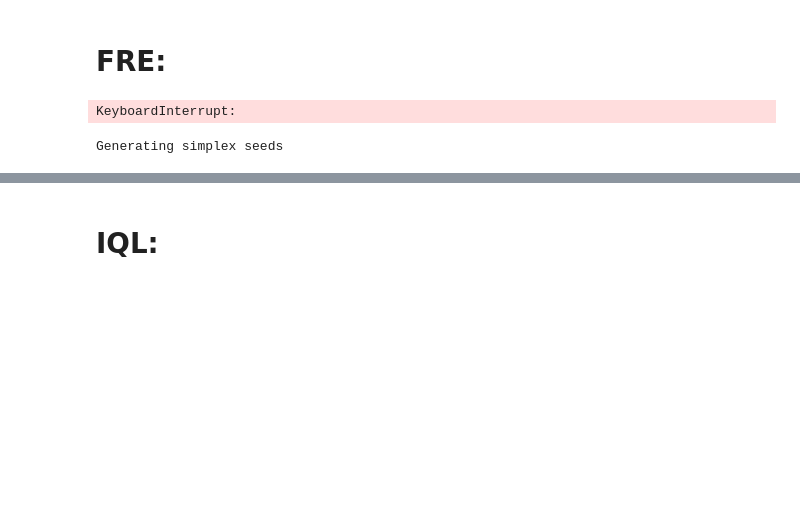
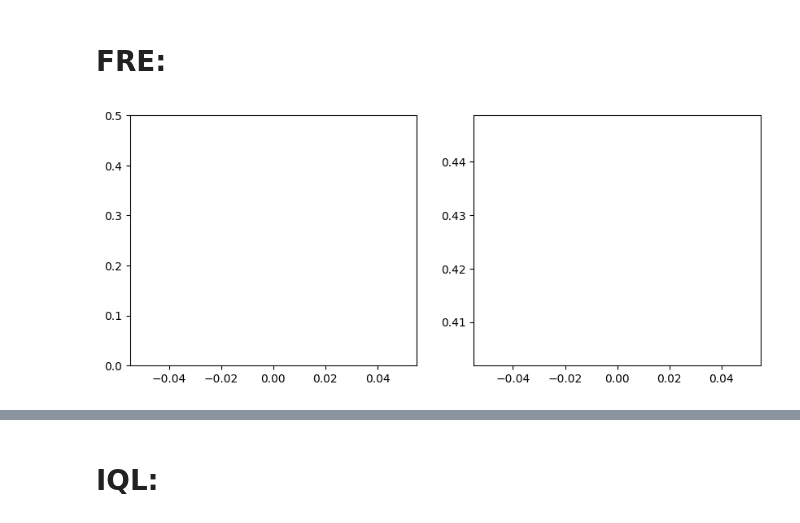
Before and after one commit to TheSun00000/fre_experiments, a Jupyter notebook: offline_fre.ipynb, the cells around one changed output, grey strips where cells are left out. Saved outputs shown, nothing was run; the diff lists cells and outputs as text; code cells hidden in the pictures; blank space fills up the shorter version.

Commit message:
add ogbench fre experiment

```diff
--- a/offline_fre.ipynb
+++ b/offline_fre.ipynb
@@ -22,0 +16,3 @@ KEEP_ONLY_COORDS = True
+# %%
+ENV_NAME = 'antmaze-large-navigate-v0' # antmaze-large-navigate-v0 | antmaze-exorl
+# ENV_NAME = 'antmaze-exorl' # antmaze-large-navigate-v0 | antmaze-exorl
@@ -484,64 +511,78 @@ for i in tqdm(range(10_000)):
     w_mean, w_log_std = fre_network.get_transformer_encoding(reward_state_pairs)
 
 
     # Calculate the loss:
 
     w = w_mean + torch.normal(0, 1, size=w_mean.shape, device=device) * torch.exp(w_log_std)
     # w = w_mean
     rewards_pred = fre_network.get_reward_pred(w, decode_obs)
 
     reward_pred_loss = ((rewards_pred - decode_rewards)**2).mean()
     kl_loss = -0.5 * (1 + w_log_std - w_mean**2 - torch.exp(w_log_std)).mean()
     loss = reward_pred_loss + kl_loss * 0.01
 
     optimimizer.zero_grad()
     loss.backward()
     optimimizer.step()
 
     reward_losses.append(reward_pred_loss.item())
     kl_losses.append(kl_loss.item())
 
     if i % 20 == 0:
         clear_output(True)
         fig, axs = plt.subplots(1, 2, figsize=(10, 4))
         axs[0].plot(reward_losses)
         # axs[0].set_xscale('log')
         axs[0].set_ylim(0, 0.5)
         axs[1].plot(kl_losses)
         plt.show()
 
-    # break
+    break
 # %% [output]
-KeyboardInterrupt:
+[figure, added]
 # %%
 # torch.save(fre_network.state_dict(), 'models/offline_fre-fre_network.pth')
 # %%
-from utils.antmaze_benchmark import VelocityRewardFunction, SimplexRewardFunction, TestRewPath, TestRewLoop, TestRewMatrixEdges, goal_reaching_reward
+if ENV_NAME == 'antmaze-exorl':
 
-velocity_reward_function = VelocityRewardFunction()
-simplex_reward_function = SimplexRewardFunction(num_simplex=10)
+    from utils.antmaze_benchmark import VelocityRewardFunction, SimplexRewardFunction, TestRewPath, TestRewLoop, TestRewMatrixEdges, goal_reaching_reward
 
-benchmarks = [
-    (goal_reaching_reward, 'goal_bottom', np.array([28, 0])),
-    (goal_reaching_reward, 'goal_left', np.array([0, 15])),
-    (goal_reaching_reward, 'goal_top', np.array([35, 24])),
-    (goal_reaching_reward, 'goal_center', np.array([12, 24])),
-    (goal_reaching_reward, 'goal_right', np.array([33, 16])),
-    (velocity_reward_function.compute_reward, 'vel_left', [-1, 0]),
-    (velocity_reward_function.compute_reward, 'vel_up', [0, 1]),
-    (velocity_reward_function.compute_reward, 'vel_down', [0, -1]),
-    (velocity_reward_function.compute_reward, 'vel_right', [1, 0]),
-    (simplex_reward_function.compute_reward, 'simplex_1', 1),
-    (simplex_reward_function.compute_reward, 'simplex_2', 2),
-    (simplex_reward_function.compute_reward, 'simplex_3', 3),
-    (simplex_reward_function.compute_reward, 'simplex_4', 4),
-    (simplex_reward_function.compute_reward, 'simplex_5', 5),
-    (TestRewPath().compute_reward, 'path_center', None),
-    (TestRewLoop().compute_reward, 'path_loop', None),
-    (TestRewMatrixEdges().compute_reward, 'path_edges', None)
-]
+    velocity_reward_function = VelocityRewardFunction()
+    simplex_reward_function = SimplexRewardFunction(num_simplex=10)
+
+    benchmarks = [
+        (goal_reaching_reward, 'goal_bottom', np.array([28, 0])),
+        (goal_reaching_reward, 'goal_left', np.array([0, 15])),
+        (goal_reaching_reward, 'goal_top', np.array([35, 24])),
+        (goal_reaching_reward, 'goal_center', np.array([12, 24])),
+        (goal_reaching_reward, 'goal_right', np.array([33, 16])),
+        (velocity_reward_function.compute_reward, 'vel_left', [-1, 0]),
+        (velocity_reward_function.compute_reward, 'vel_up', [0, 1]),
+        (velocity_reward_function.compute_reward, 'vel_down', [0, -1]),
+        (velocity_reward_function.compute_reward, 'vel_right', [1, 0]),
+        (simplex_reward_function.compute_reward, 'simplex_1', 1),
+        (simplex_reward_function.compute_reward, 'simplex_2', 2),
+        (simplex_reward_function.compute_reward, 'simplex_3', 3),
+        (simplex_reward_function.compute_reward, 'simplex_4', 4),
+        (simplex_reward_function.compute_reward, 'simplex_5', 5),
+        (TestRewPath().compute_reward, 'path_center', None),
+        (TestRewLoop().compute_reward, 'path_loop', None),
+        (TestRewMatrixEdges().compute_reward, 'path_edges', None)
+    ]
+
+elif ENV_NAME == 'antmaze-large-navigate-v0':
+
+    def goal_reaching_reward_ogbench(state, goal):
+        return (torch.norm(state[..., :2] - goal, p=2, dim=-1) < 0.5).long() * 2 - 1
+
+
+    benchmarks = [
+        (goal_reaching_reward_ogbench, 'task_', np.array([36, 24])),
+        (goal_reaching_reward_ogbench, 'task_', np.array([0, 24])),
+        (goal_reaching_reward_ogbench, 'task_', np.array([36, 0])),
+        (goal_reaching_reward_ogbench, 'task_', np.array([12, 16])),
+        (goal_reaching_reward_ogbench, 'task_', np.array([12, 16])),
+    ]
-# %% [output]
-Generating simplex seeds
 # %%
 num_eval_states = 10_000
 
```
Also changed, not shown: parts of 19 cells of this notebook, 2 other files.
